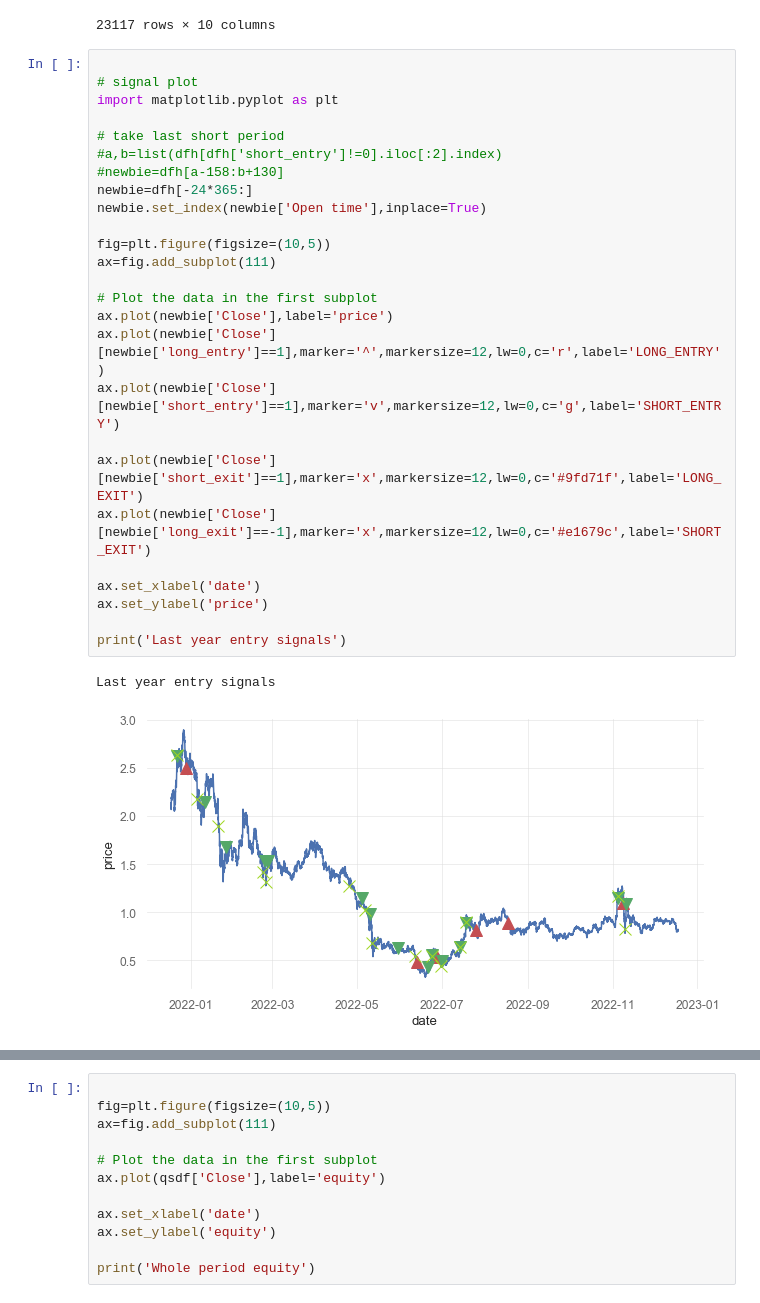
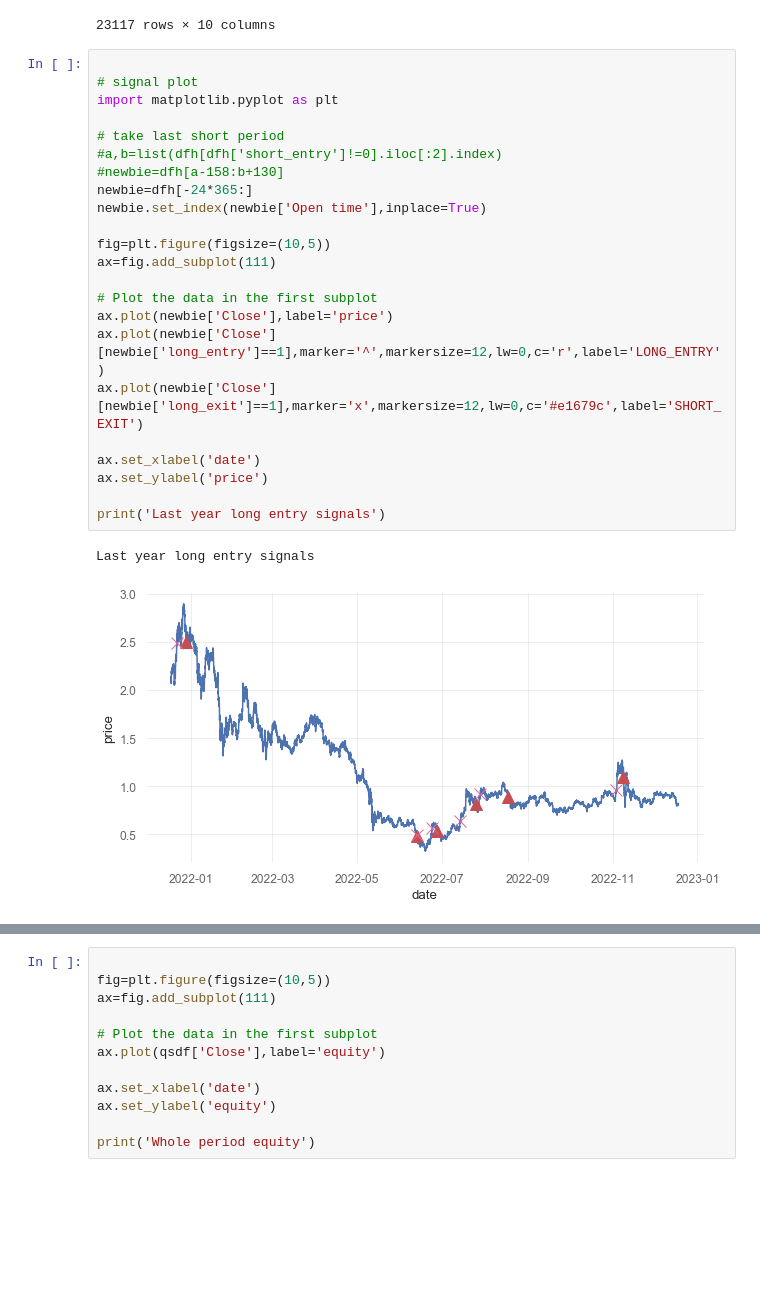
Before and after one commit to cryptic-core/crypto-strategy-backtest, a Jupyter notebook: aave-uni-bolll-backtest.ipynb, the cells around one changed output, grey strips where cells are left out. Saved outputs shown, nothing was run; the diff lists cells and outputs as text; blank space fills up the shorter version.

Commit message:
split long&short signal display

```diff
--- a/aave-uni-bolll-backtest.ipynb
+++ b/aave-uni-bolll-backtest.ipynb
@@ -439,29 +439,26 @@ dfh
 # %%
 
 # signal plot
 import matplotlib.pyplot as plt
 
 # take last short period
 #a,b=list(dfh[dfh['short_entry']!=0].iloc[:2].index)
 #newbie=dfh[a-158:b+130]
 newbie=dfh[-24*365:]
 newbie.set_index(newbie['Open time'],inplace=True)
 
 fig=plt.figure(figsize=(10,5))
 ax=fig.add_subplot(111)
 
 # Plot the data in the first subplot
 ax.plot(newbie['Close'],label='price')
 ax.plot(newbie['Close'][newbie['long_entry']==1],marker='^',markersize=12,lw=0,c='r',label='LONG_ENTRY')
-ax.plot(newbie['Close'][newbie['short_entry']==1],marker='v',markersize=12,lw=0,c='g',label='SHORT_ENTRY')
-
-ax.plot(newbie['Close'][newbie['short_exit']==1],marker='x',markersize=12,lw=0,c='#9fd71f',label='LONG_EXIT')
-ax.plot(newbie['Close'][newbie['long_exit']==-1],marker='x',markersize=12,lw=0,c='#e1679c',label='SHORT_EXIT')
+ax.plot(newbie['Close'][newbie['long_exit']==1],marker='x',markersize=12,lw=0,c='#e1679c',label='SHORT_EXIT')
 
 ax.set_xlabel('date')
 ax.set_ylabel('price')
 
-print('Last year entry signals')
+print('Last year long entry signals')
 # %% [output]
-Last year entry signals
+Last year long entry signals
-[figure, old version]
+[figure, new version]
```
Also changed, not shown: parts of 1 cell of this notebook.
